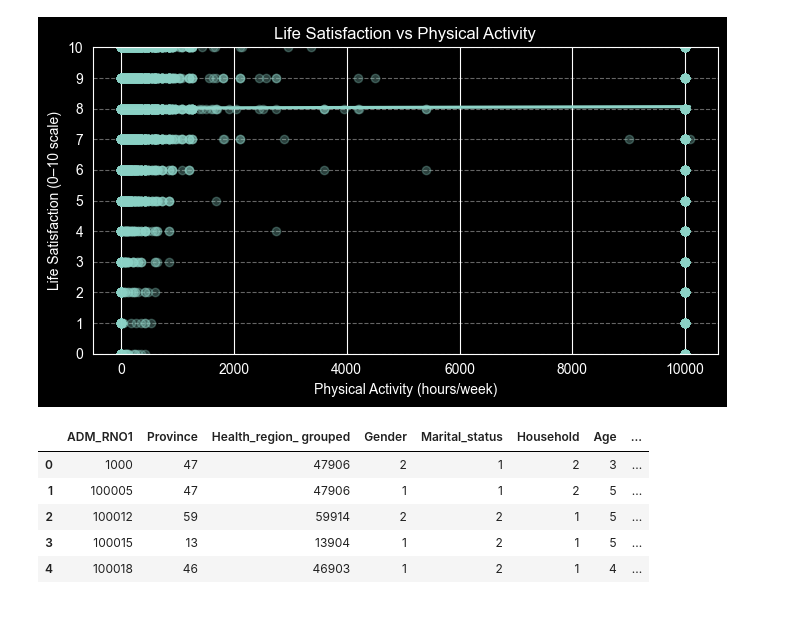
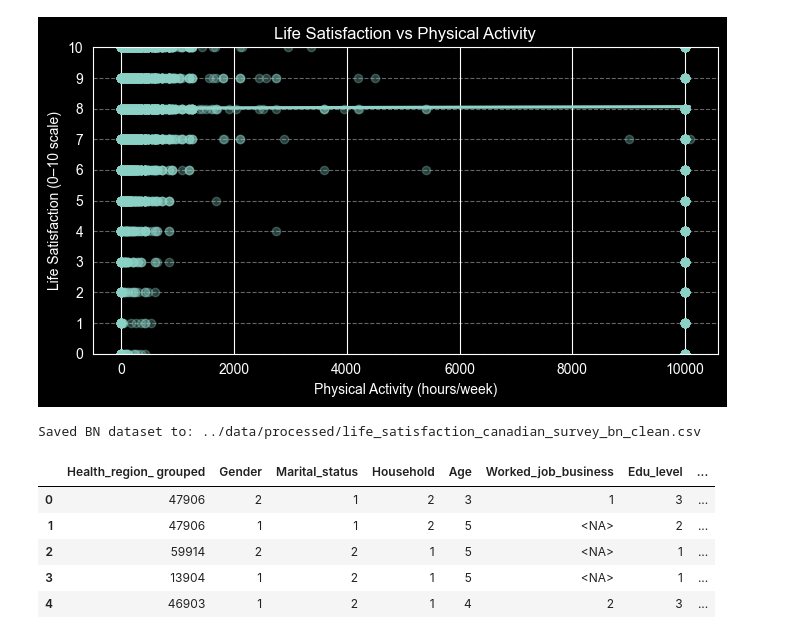
Before and after one commit to mateidiana/WellBeingModelling, a Jupyter notebook: notebooks/01_3_data_overview_global_mh_patterns.ipynb, the cells around one changed output. Saved outputs shown, nothing was run; the diff lists cells and outputs as text; code cells hidden in the pictures.

Commit message:
add full preprocessing for Canadian survey dataset

```diff
--- a/notebooks/01_3_data_overview_global_mh_patterns.ipynb
+++ b/notebooks/01_3_data_overview_global_mh_patterns.ipynb
@@ -731,12 +731,78 @@ plt.show()
 [figure]
 # %%
 # Preprocessing BN
+import pandas as pd
+import numpy as np
+
+OUT_BN = "../data/processed/life_satisfaction_canadian_survey_bn_clean.csv"
+
 df = pd.read_csv("../data/raw/global_mental_health_patterns/life_satisfaction_canadian_survey.csv")
-df.head()
+df.columns = [c.strip() for c in df.columns]
+
+# Drop irrelevant columns
+DROP_COLS = ["ADM_RNO1", "Province"]
+df_bn = df.drop(columns=[c for c in DROP_COLS if c in df.columns], errors="ignore").copy()
+
+# Replace special codes with missing (survey "Not stated/Don't know")
+COMMON_MISSING_CODES = {9, 96, 97, 98, 99, 996, 997, 998, 999, 9999, 99996, 99997, 99998, 99999}
+
+for col in df_bn.columns:
+    if pd.api.types.is_numeric_dtype(df_bn[col]):
+        df_bn[col] = df_bn[col].replace(list(COMMON_MISSING_CODES), np.nan)
+
+# Replace "Valid skip" with missing where applicable (only if confirmed for that variable)
+MULTIPLE_SKIP_COLS = ["Worked_job_business", "Gen_health_state", "Mental_health_state", "Stress_level", "Work_stress",
+                      "Sense_belonging", "Weight_state", "BMI_12_17", "BMI_18_above", "Sleep_apnea", "High_BP", "High_cholesterol",
+                      "Diabetic", "Fatigue_syndrome", "Anxiety_disorder", "Mood_disorder", "Musculoskeletal_con", "Act_improve_health",
+                      "Fruit_veg_con", "Tobaco_use", "weekly_alcohol", "Cannabies_use", "working_status ", "Aboriginal_identity",
+                      "Food_security"]
+MULTIPLE_MISSING_CODES = {6,7,8,9}
+for col in MULTIPLE_SKIP_COLS:
+    for code in MULTIPLE_MISSING_CODES:
+        if col in df_bn.columns:
+            df_bn[col] = df_bn[col].replace(code, np.nan)
+
+
+CUSTOM_MISSING_COLS = ["Drug_use", "Birth_country", "Marital_status"]
+CUSTOM_MISSING_CODES = {3, 4}
+for col in CUSTOM_MISSING_COLS:
+    for code in CUSTOM_MISSING_CODES:
+        if col in df_bn.columns:
+            df_bn[col] = df_bn[col].replace(code, np.nan)
+
+# Convert all numeric-coded columns into discrete categorical states (as strings)
+for col in df_bn.columns:
+    s = pd.to_numeric(df_bn[col], errors="coerce")
+
+    # If column is fully missing, skip
+    if s.dropna().empty:
+        df_bn[col] = s
+        continue
+
+    # If values are all integers (after numeric conversion), treat as encoded categorical
+    if (s.dropna() % 1 == 0).all():
+        df_bn[col] = s.astype("Int64").astype("string")
+    else:
+        # Non-integer numeric column -> discretize into bins for discrete BN
+        df_bn[col] = pd.qcut(s, q=5, labels=False, duplicates="drop").astype("Int64").astype("string").map(
+            lambda x: f"bin_{x}" if x is not pd.NA else pd.NA
+        )
+
+
+# Enforce ordinal meaning for Age (1..5)
+if "Age" in df_bn.columns:
+    df_bn["Age"] = pd.Categorical(df_bn["Age"], categories=["1", "2", "3", "4", "5"], ordered=True)
+
+# Save BN dataset (keeps NaNs)
+df_bn.to_csv(OUT_BN, index=False)
+print("Saved BN dataset to:", OUT_BN)
+
+df_bn.head()
 # %% [output]
+Saved BN dataset to: ../data/processed/life_satisfaction_canadian_survey_bn_clean.csv
-|  | ADM_RNO1 | Province | Health_region_ grouped | Gender | Marital_status | Household | Age | ... |
-| 0 | 1000 | 47 | 47906 | 2 | 1 | 2 | 3 | ... |
-| 1 | 100005 | 47 | 47906 | 1 | 1 | 2 | 5 | ... |
-| 2 | 100012 | 59 | 59914 | 2 | 2 | 1 | 5 | ... |
-| 3 | 100015 | 13 | 13904 | 1 | 2 | 1 | 5 | ... |
-| 4 | 100018 | 46 | 46903 | 1 | 2 | 1 | 4 | ... |
+|  | Health_region_ grouped | Gender | Marital_status | Household | Age | Worked_job_business | Edu_level | ... |
+| 0 | 47906 | 2 | 1 | 2 | 3 | 1 | 3 | ... |
+| 1 | 47906 | 1 | 1 | 2 | 5 | <NA> | 2 | ... |
+| 2 | 59914 | 2 | 2 | 1 | 5 | <NA> | 1 | ... |
+| 3 | 13904 | 1 | 2 | 1 | 5 | <NA> | 1 | ... |
+| 4 | 46903 | 1 | 2 | 1 | 4 | 2 | 3 | ... |
```
Also changed, not shown: parts of 2 cells of this notebook, 2 other files.
